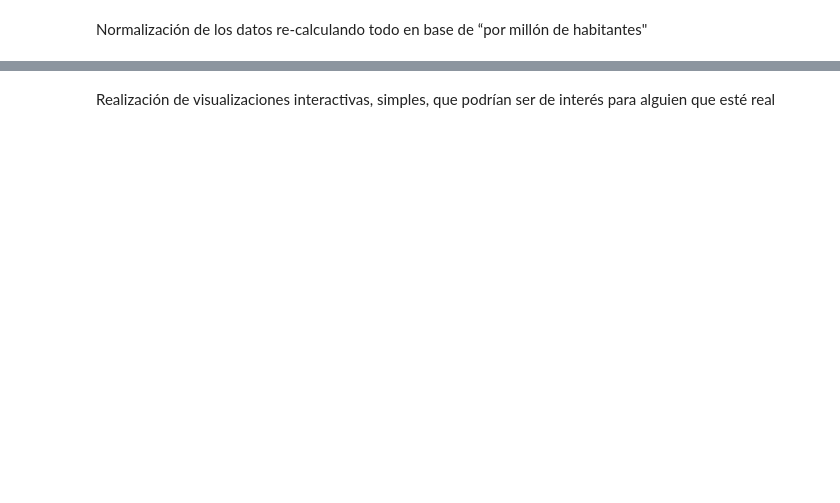
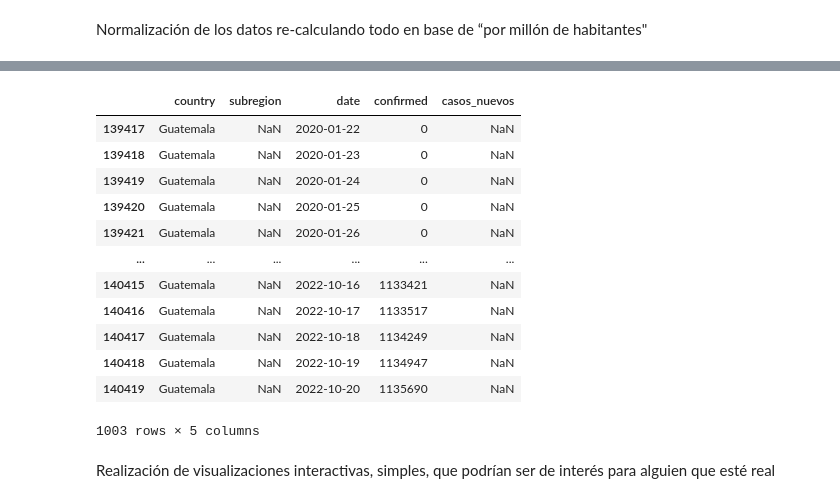
Before and after one commit to lauratamath/lab8_Data, a Jupyter notebook: Main.ipynb, the cells around one changed output, grey strips where cells are left out. Cells and saved outputs as stored; diff of their text form; code cells hidden in the pictures; blank space fills up the shorter version.

```diff
--- a/Main.ipynb
+++ b/Main.ipynb
@@ -220,3 +275,19 @@ Normalización de los datos re-calculando todo en base de “por millón de habi
+# %%
+(covid_data.query('country in ["Guatemala"]').filter(['country', 'subregion', 'date', 'confirmed', 'casos_nuevos', 'infected']))
+# %% [output]
+|  | country | subregion | date | confirmed | casos_nuevos |
+| 139417 | Guatemala | NaN | 2020-01-22 | 0 | NaN |
+| 139418 | Guatemala | NaN | 2020-01-23 | 0 | NaN |
+| 139419 | Guatemala | NaN | 2020-01-24 | 0 | NaN |
+| 139420 | Guatemala | NaN | 2020-01-25 | 0 | NaN |
+| 139421 | Guatemala | NaN | 2020-01-26 | 0 | NaN |
+| ... | ... | ... | ... | ... | ... |
+| 140415 | Guatemala | NaN | 2022-10-16 | 1133421 | NaN |
+| 140416 | Guatemala | NaN | 2022-10-17 | 1133517 | NaN |
+| 140417 | Guatemala | NaN | 2022-10-18 | 1134249 | NaN |
+| 140418 | Guatemala | NaN | 2022-10-19 | 1134947 | NaN |
+| 140419 | Guatemala | NaN | 2022-10-20 | 1135690 | NaN |
+1003 rows × 5 columns
 # %% [markdown]
 Realización de visualizaciones interactivas, simples, que podrían ser de interés para alguien
 que esté real
```
Also changed, not shown: parts of 9 cells of this notebook, 3 other files.
